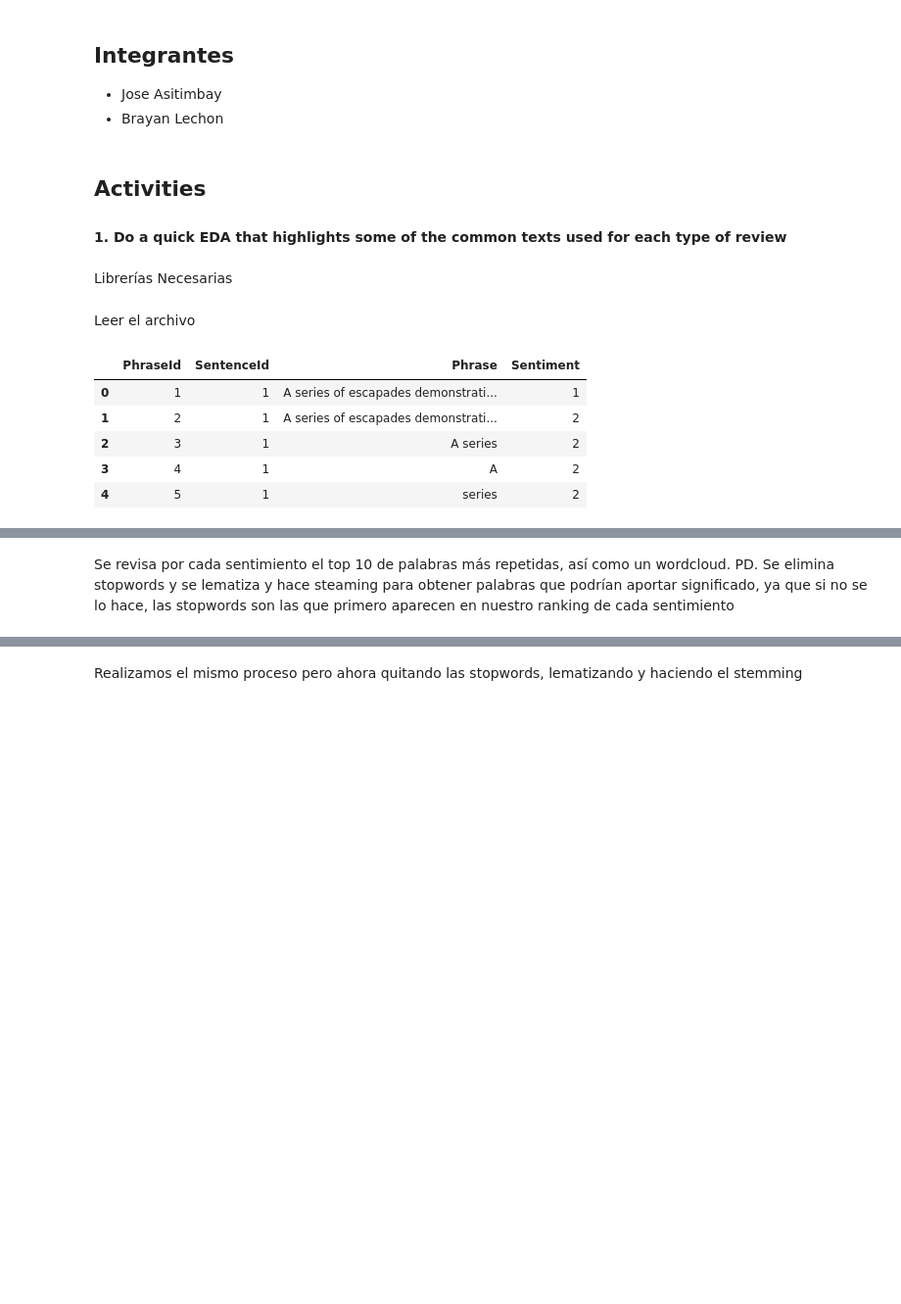
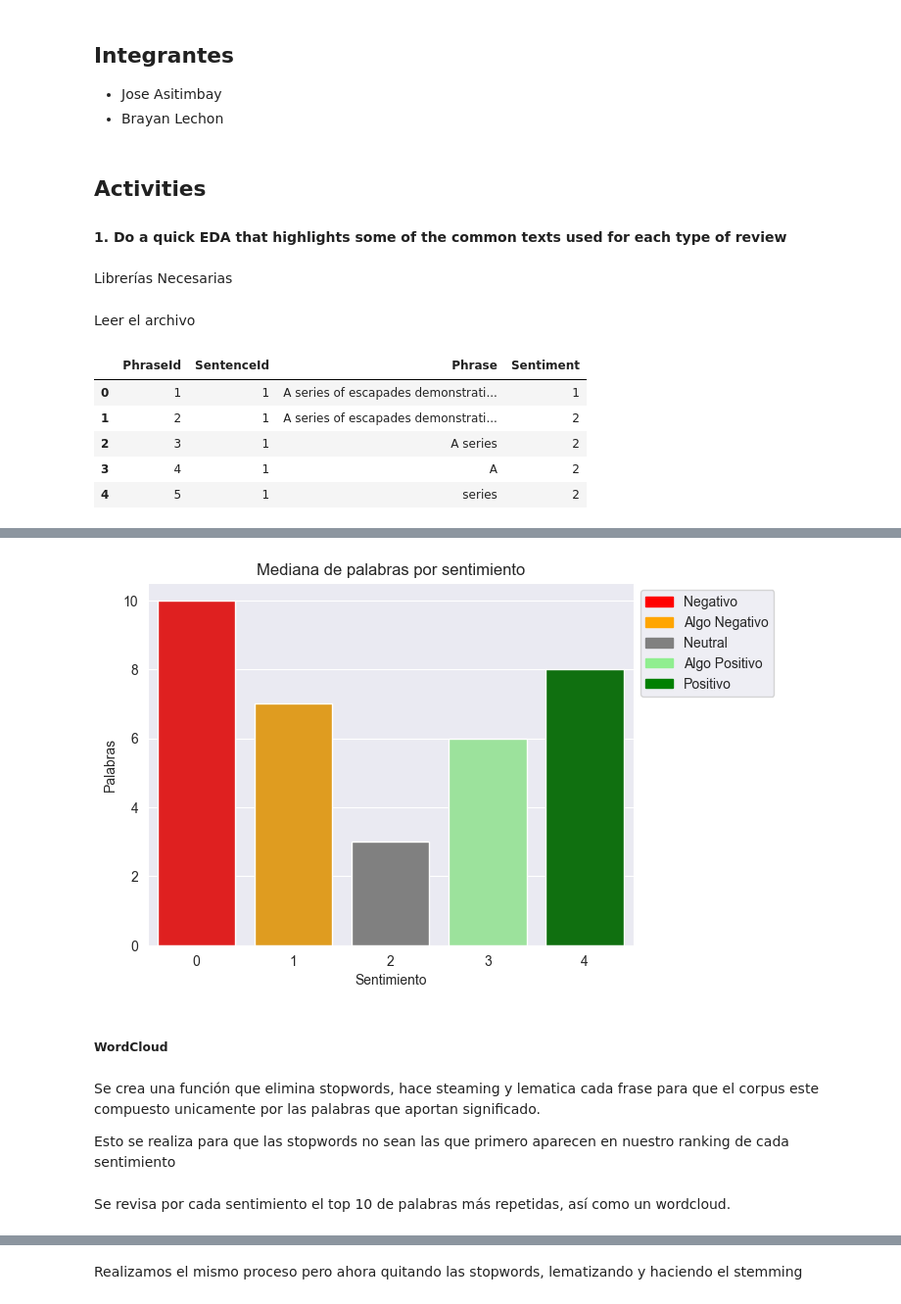
Before and after one commit to balechon/NLP_Laboratorios, a Jupyter notebook: Laboratorio2.ipynb, the cells around one changed output, grey strips where cells are left out. Shown at 98% size. Cells and saved outputs as stored; diff of their text form; code cells hidden in the pictures; blank space fills up the shorter version.

```diff
--- a/Laboratorio2.ipynb
+++ b/Laboratorio2.ipynb
@@ -79,0 +90,29 @@ plt.show()
+# %%
+
+df_criticas['Phrase_length'] = df_criticas['Phrase'].apply(lambda x: len(x.split()))
+sentiment_mean_length = df_criticas.groupby('Sentiment')['Phrase_length'].median()
+
+# Create a bar plot
+ax = sns.barplot(x=sentiment_mean_length.index, y=sentiment_mean_length.values, palette=colors.values())
+
+# Titles and labels
+plt.title('Mediana de palabras por sentimiento')
+plt.xlabel('Sentimiento')
+plt.ylabel('Palabras')
+
+labels = ['Negativo', 'Algo Negativo', 'Neutral', 'Algo Positivo', 'Positivo']
+handles = [plt.Rectangle((0,0),1,1, color=colors[i]) for i in colors.keys()]
+# move the legend to an empty part of the plot
+plt.legend(handles, labels)
+sns.move_legend(ax,"upper left",bbox_to_anchor=(1, 1))
+
+
+plt.show()
+# %% [output]
+[figure, added]
+# %% [markdown]
+##### WordCloud
+# %% [markdown]
+Se crea una función que elimina stopwords, hace steaming y lematica cada frase para que el corpus este compuesto unicamente por las palabras que aportan significado.
+
+Esto se realiza para que las stopwords no sean las que primero aparecen en nuestro ranking de cada sentimiento
@@ -80,4 +136,3 @@ plt.show()
 # %% [markdown]
 Se revisa por cada sentimiento el top 10 de palabras más repetidas, así como un wordcloud.
-PD. Se elimina stopwords y se lematiza y hace steaming para obtener palabras que podrían aportar significado, ya que si no se lo hace, las stopwords son las que primero aparecen en nuestro ranking de cada sentimiento
 # %%
```
Also changed, not shown: parts of 40 cells of this notebook, 2 other files.
